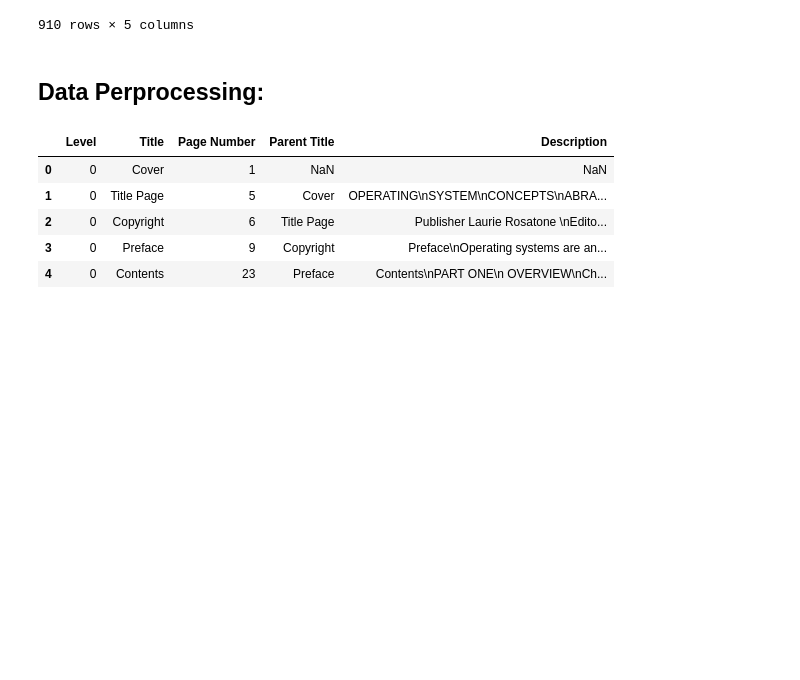
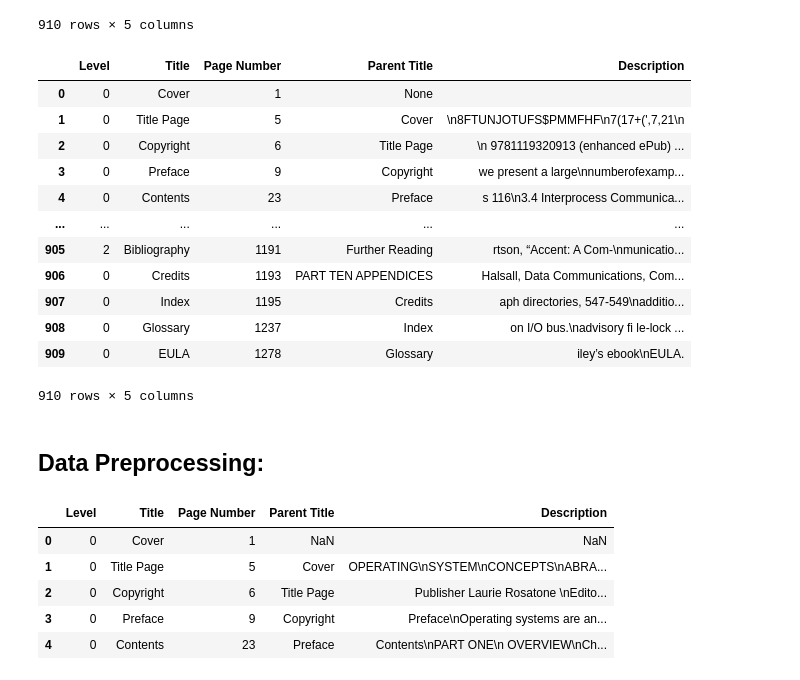
Before and after one commit to Malik-Hinnawi/Thesis-Project_Syllabus-Generator, a Jupyter notebook: hierarchal_classification/main.ipynb, the cells around one changed output. Drawn from its saved outputs; the diff is of its cells as text; code cells hidden in the pictures; blank space fills up the shorter version.

Commit message:
created test dataset

```diff
--- a/hierarchal_classification/main.ipynb
+++ b/hierarchal_classification/main.ipynb
@@ -74,18 +74,27 @@ def extract_text_from_page(pdf_path, page_numbers):
 
         return all_text
 # %%
-def add_description(df, pdf_path):
+def add_description(df, df2, pdf_path):
     # Extract page numbers from the DataFrame
     page_numbers = df['Page Number'].tolist()
 
     # Extract text from each page
     all_text = extract_text_from_page(pdf_path, page_numbers)
+    train_text = []
+    test_text = []
+    for i in range(len(all_text)):
+        total_length = len(all_text[i])
+        train_text_entry = all_text[i][:int(0.8*total_length)]
+        test_text_entry = all_text[i][int(0.8*total_length):]
+        train_text.append(train_text_entry)
+        test_text.append(test_text_entry)
+    # Add description column to the DataFrame
+    df['Description'] = train_text
+    df2['Description'] = test_text
 
-    # Add description column to the DataFrame
-    df['Description'] = all_text
-
-    return df
+    return df, df2
 # %%
 os_book_path = './../dataset/pdf/OS_Main book.pdf'
 # %%
 document_outline_df = extract_document_outline(os_book_path)
+document_outline_df_2 = document_outline_df.copy()
@@ -106,7 +131,7 @@ document_outline_df
 | 909 | 0 | EULA | 1278 | Glossary |
 910 rows × 4 columns
 # %%
-document_outline_df = add_description(document_outline_df, os_book_path)
+document_outline_df, document_outline_df_2 = add_description(document_outline_df, document_outline_df_2, os_book_path)
 # %%
 document_outline_df
 # %% [output]
@@ -123,5 +148,21 @@ document_outline_df
 | 908 | 0 | Glossary | 1237 | Index | G-150-percent rule A statistical ... |
 | 909 | 0 | EULA | 1278 | Glossary | WILEY END USER LICENSE\nAGREEMENT... |
 910 rows × 5 columns
+# %%
+document_outline_df_2
+# %% [output]
+|  | Level | Title | Page Number | Parent Title | Description |
+| 0 | 0 | Cover | 1 | None |  |
+| 1 | 0 | Title Page | 5 | Cover | \n8FTUNJOTUFS$PMMFHF\n7(17+(',7,21\n |
+| 2 | 0 | Copyright | 6 | Title Page | \n 9781119320913 (enhanced ePub) ... |
+| 3 | 0 | Preface | 9 | Copyright | we present a large\nnumberofexamp... |
+| 4 | 0 | Contents | 23 | Preface | s 116\n3.4 Interprocess Communica... |
+| ... | ... | ... | ... | ... | ... |
+| 905 | 2 | Bibliography | 1191 | Further Reading | rtson, “Accent: A Com-\nmunicatio... |
+| 906 | 0 | Credits | 1193 | PART TEN APPENDICES | Halsall, Data Communications, Com... |
+| 907 | 0 | Index | 1195 | Credits | aph directories, 547-549\nadditio... |
+| 908 | 0 | Glossary | 1237 | Index | on I/O bus.\nadvisory fi le-lock ... |
+| 909 | 0 | EULA | 1278 | Glossary | iley’s ebook\nEULA. |
+910 rows × 5 columns
 # %%
 document_outline_df.to_csv('document_outline.csv', index=False)
@@ -128,5 +171,5 @@ document_outline_df.to_csv('document_outline.csv', index=False)
 # %% [markdown]
-## Data Perprocessing:
+## Data Preprocessing:
 # %%
 from pathlib import Path
 import pandas as pd
```
Also changed, not shown: parts of 5 cells of this notebook, 3 other files.
